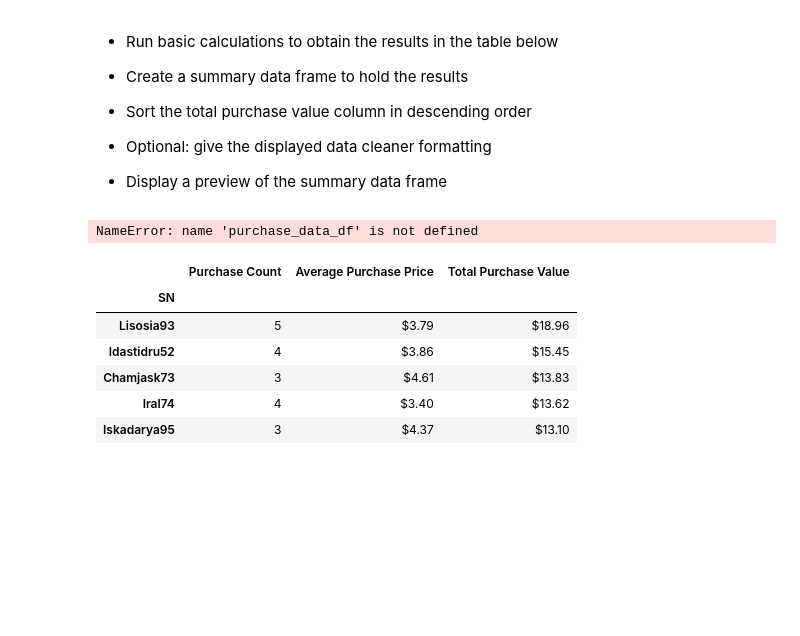
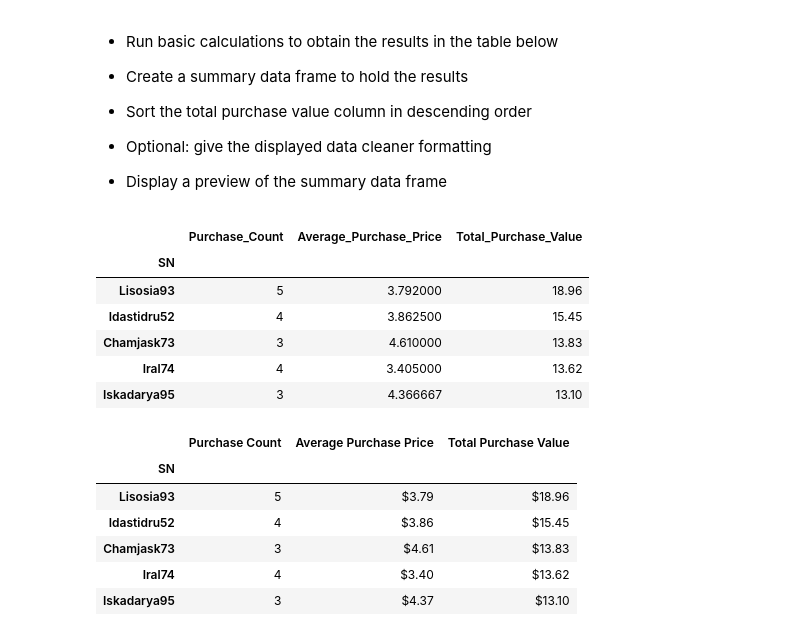
Before and after one commit to dc-liska/HeroesOfPymoli, a Jupyter notebook: HeroesOfPymoli.ipynb, the cells around one changed output. Saved outputs shown, nothing was run; the diff lists cells and outputs as text; code cells hidden in the pictures; blank space fills up the shorter version.

```diff
--- a/HeroesOfPymoli.ipynb
+++ b/HeroesOfPymoli.ipynb
@@ -240,13 +247,25 @@ Name: SN, dtype: int64
 
 
 * Display a preview of the summary data frame
-# %%
-purchase_data_df.columns()
-gender_count = purchase_data_df('Gender')['Gender'].value_counts()
-
-purchase_data_df.head()
-# %% [output]
-NameError: name 'purchase_data_df' is not defined
+# %%
+Purchase_Count = purchase_data_df.groupby(["SN"])['Purchase_ID'].count()
+Avg_Purchase_Price = purchase_data_df.groupby(["SN"])['Price'].mean()
+Tot_Purchase_Value = purchase_data_df.groupby(["SN"])['Price'].sum()
+
+purchase_cash = pd.merge(Avg_Purchase_Price, Tot_Purchase_Value, on="SN")
+top_spend_df = pd.merge(Purchase_Count, purchase_cash, on="SN")
+top_spend_df.rename(columns = {'Purchase_ID':'Purchase_Count', \
+                               'Price_x':'Average_Purchase_Price', \
+                               'Price_y':'Total_Purchase_Value'}, inplace = True)
+top_spend_df.sort_values(by='Total_Purchase_Value', ascending=False).head()
+# %% [output]
+|  | Purchase_Count | Average_Purchase_Price | Total_Purchase_Value |
+| SN |  |  |  |
+| Lisosia93 | 5 | 3.792000 | 18.96 |
+| Idastidru52 | 4 | 3.862500 | 15.45 |
+| Chamjask73 | 3 | 4.610000 | 13.83 |
+| Iral74 | 4 | 3.405000 | 13.62 |
+| Iskadarya95 | 3 | 4.366667 | 13.10 |
 # %%
 # %% [output]
 |  | Purchase Count | Average Purchase Price | Total Purchase Value |
```
Also changed, not shown: parts of 9 cells of this notebook.
